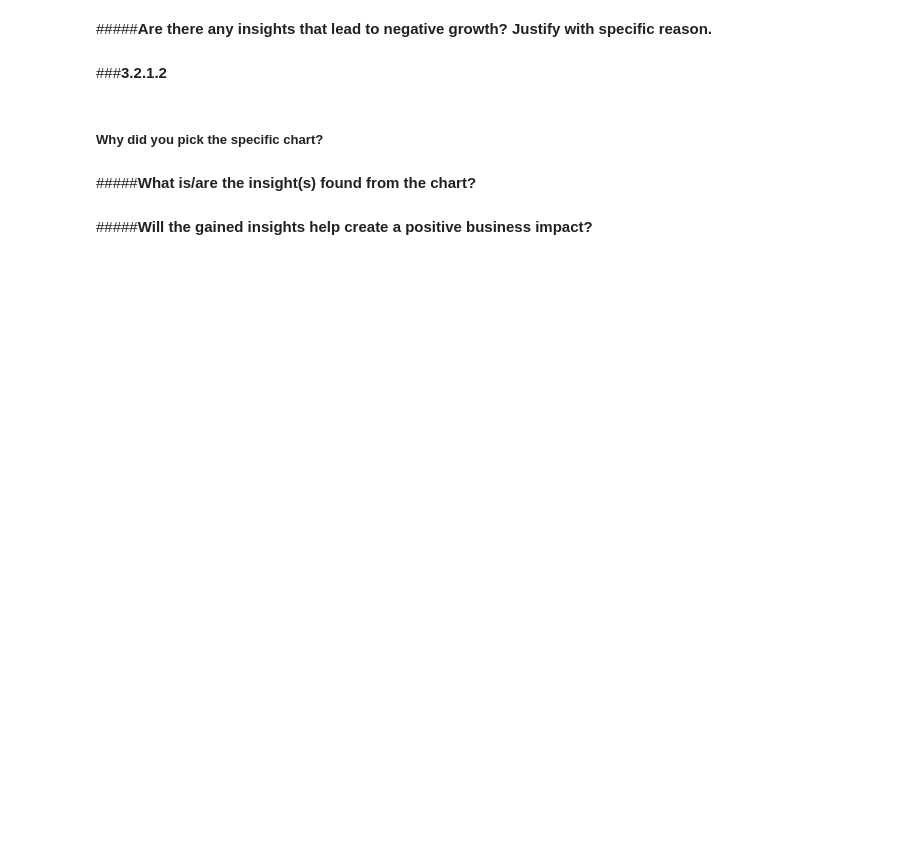
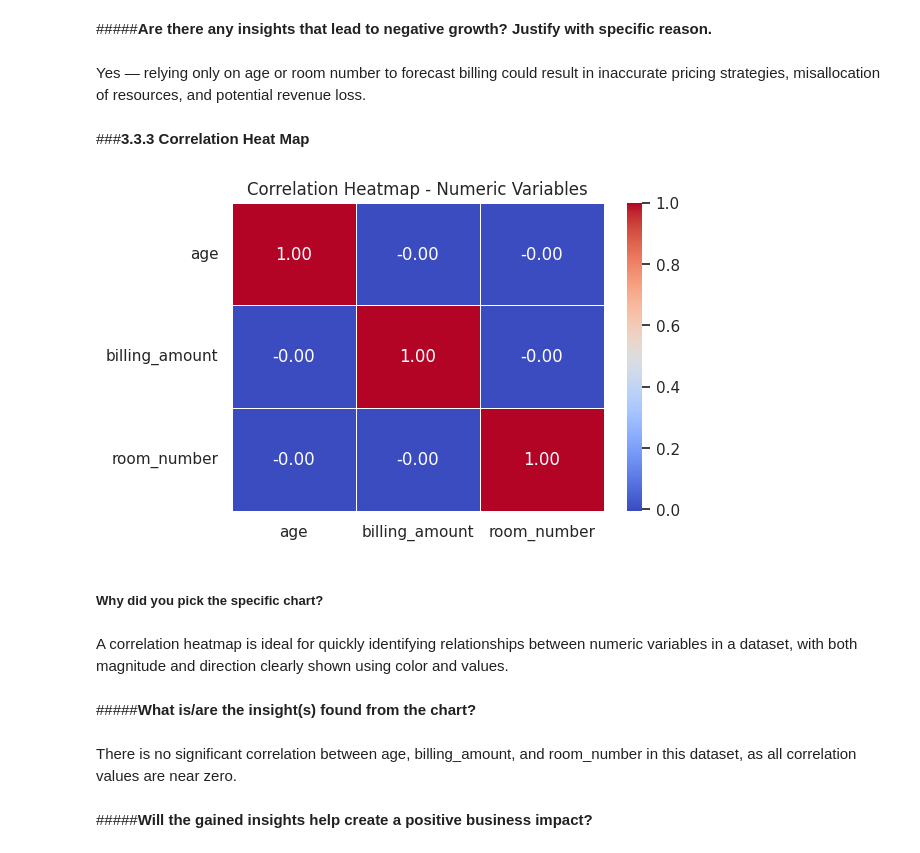
Before and after one commit to Sagarjain93/Healthcare, a Jupyter notebook: Healthcare.ipynb, the cells around one changed output. Cells and saved outputs as stored; diff of their text form; code cells hidden in the pictures; blank space fills up the shorter version.

```diff
--- a/Healthcare.ipynb
+++ b/Healthcare.ipynb
@@ -1814,4 +1933,2 @@ plt.show()
 # %% [markdown]
 #####**Are there any insights that lead to negative growth? Justify with specific reason.**
-# %% [markdown]
-###**3.2.1.2**
@@ -1820,6 +1935,26 @@ plt.show()
+# %% [markdown]
+Yes — relying only on age or room number to forecast billing could result in inaccurate pricing strategies, misallocation of resources, and potential revenue loss.
+# %% [markdown]
+###**3.3.3 Correlation Heat Map**
+# %%
+#Chart No. 26
+
+# Compute correlation for numeric columns
+corr = df[numerical_cols].corr()
+
+plt.figure(figsize=(6,4))
+sns.heatmap(corr, annot=True, cmap='coolwarm', fmt=".2f", linewidths=0.5)
+plt.title('Correlation Heatmap - Numeric Variables')
+plt.show()
+# %% [output]
+[figure, added]
 # %% [markdown]
 ##### **Why did you pick the specific chart?**
+# %% [markdown]
+A correlation heatmap is ideal for quickly identifying relationships between numeric variables in a dataset, with both magnitude and direction clearly shown using color and values.
 # %% [markdown]
 #####**What is/are the insight(s) found from the chart?**
+# %% [markdown]
+There is no significant correlation between age, billing_amount, and room_number in this dataset, as all correlation values are near zero.
 # %% [markdown]
 #####**Will the gained insights help create a positive business impact?**
```
Also changed, not shown: parts of 49 cells of this notebook.
